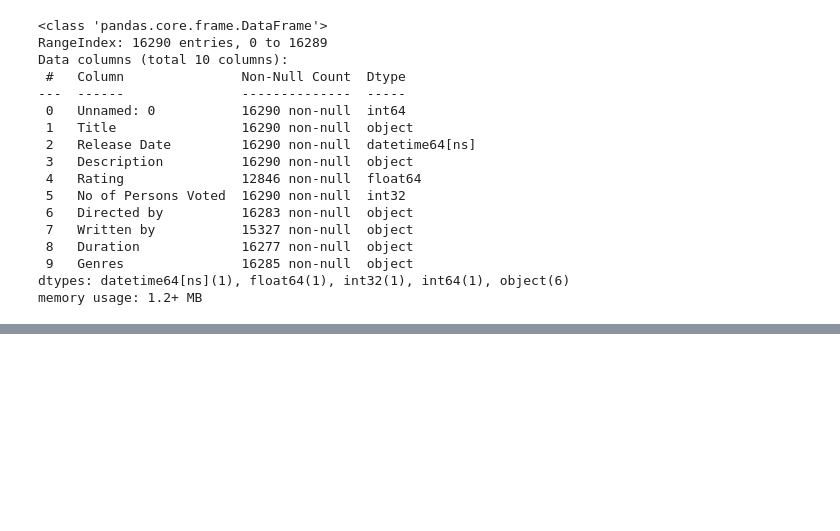
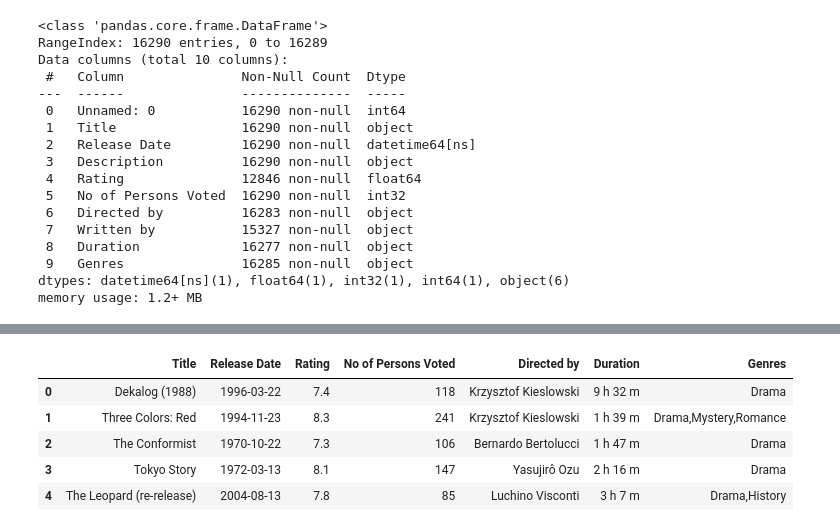
Before and after one commit to ajmonte0920/BootCamp24-project-4-group-08, a Jupyter notebook: Project 4 movies.ipynb, the cells around one changed output, grey strips where cells are left out. Saved outputs shown, nothing was run; the diff lists cells and outputs as text; code cells hidden in the pictures; blank space fills up the shorter version.

```diff
--- a/Project 4 movies.ipynb
+++ b/Project 4 movies.ipynb
@@ -117,3 +119,20 @@ df.head()
 | 2 | 2 | The Conformist | 1970-10-22 | Set in Rome in the 1930s, this re... | 7.3 | 106 | Bernardo Bertolucci | Alberto Moravia, Bernardo Bertolucci | ... |
 | 3 | 3 | Tokyo Story | 1972-03-13 | Yasujiro Ozu’s Tokyo Story follow... | 8.1 | 147 | Yasujirô Ozu | Kôgo Noda, Yasujirô Ozu | ... |
 | 4 | 4 | The Leopard (re-release) | 2004-08-13 | Set in Sicily in 1860, Luchino Vi... | 7.8 | 85 | Luchino Visconti | Giuseppe Tomasi di Lampedusa, Sus... | ... |
+# %%
+
+# Dropping the 'Unnmad: 0' 'Description' and 'Written by' columns
+columns_to_drop = ['Unnamed: 0', 'Description', 'Written by']
+
+# drop them
+df = df.drop(columns=[col for col in columns_to_drop if col in df.columns])
+
+
+df.head()
+# %% [output]
+|  | Title | Release Date | Rating | No of Persons Voted | Directed by | Duration | Genres |
+| 0 | Dekalog (1988) | 1996-03-22 | 7.4 | 118 | Krzysztof Kieslowski | 9 h 32 m | Drama |
+| 1 | Three Colors: Red | 1994-11-23 | 8.3 | 241 | Krzysztof Kieslowski | 1 h 39 m | Drama,Mystery,Romance |
+| 2 | The Conformist | 1970-10-22 | 7.3 | 106 | Bernardo Bertolucci | 1 h 47 m | Drama |
+| 3 | Tokyo Story | 1972-03-13 | 8.1 | 147 | Yasujirô Ozu | 2 h 16 m | Drama |
+| 4 | The Leopard (re-release) | 2004-08-13 | 7.8 | 85 | Luchino Visconti | 3 h 7 m | Drama,History |
```
Also changed, not shown: parts of 12 cells of this notebook, 1 other file.
